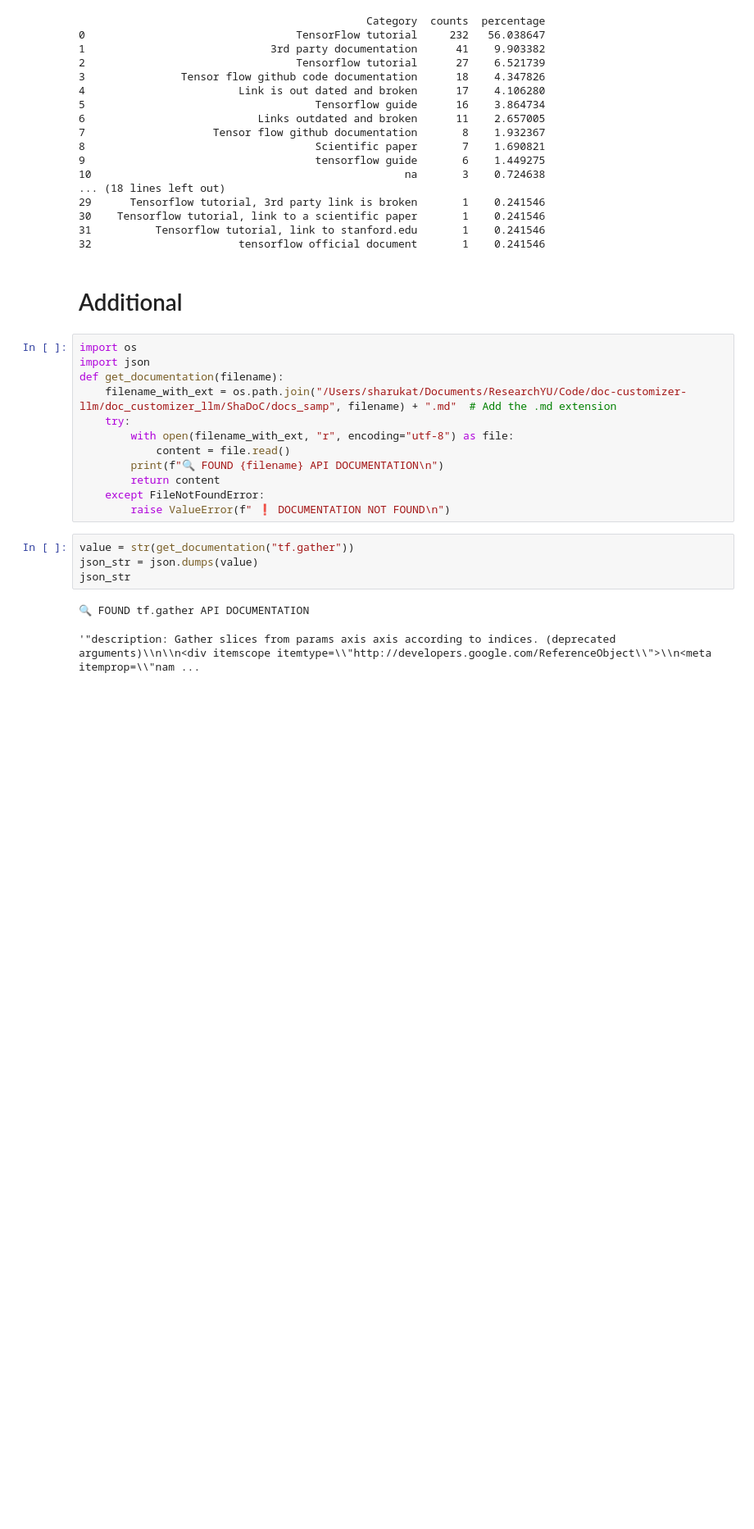
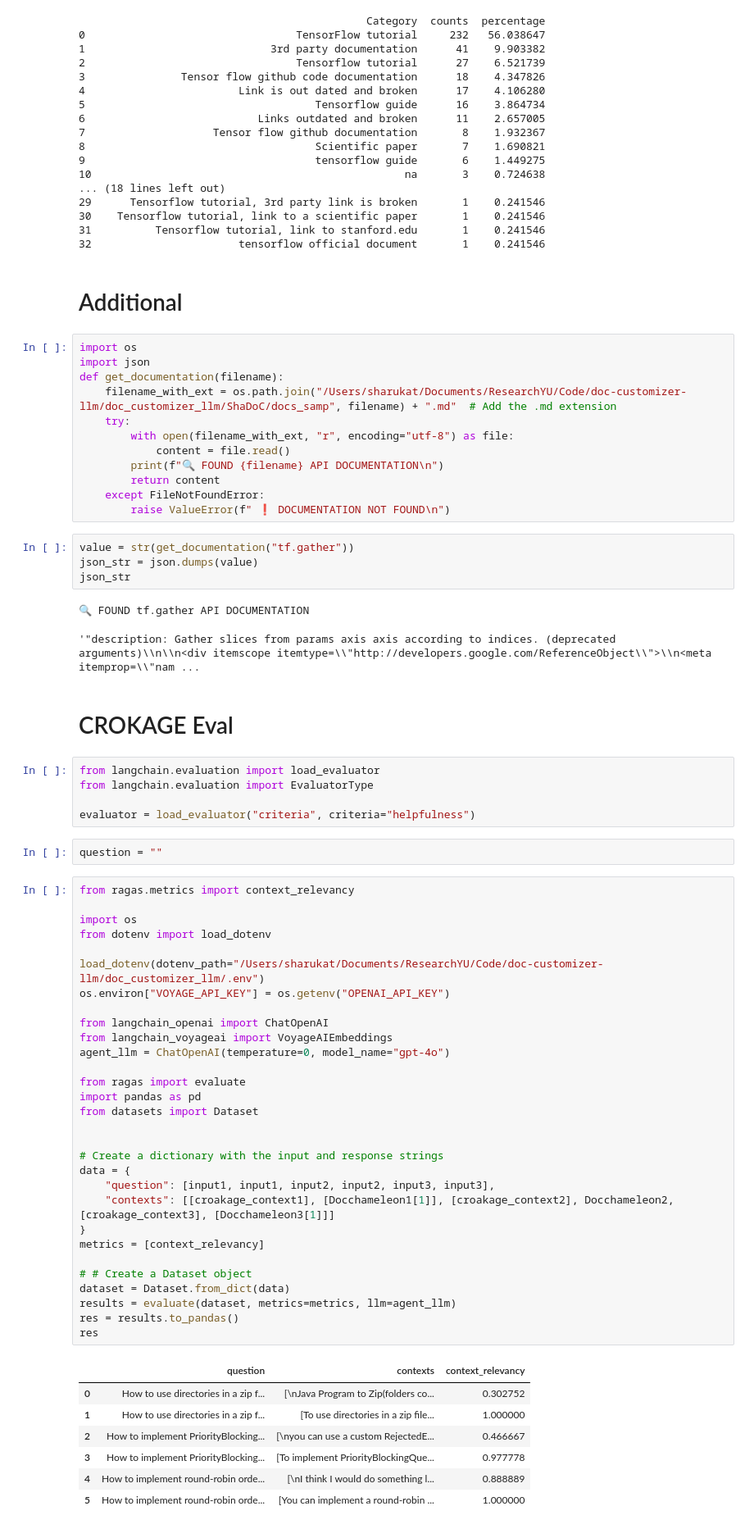
Before and after one commit to sharukat/docchameleon, a Jupyter notebook: doc_customizer_llm/RAGAS_eval.ipynb, the cells around one changed output. Shown at 82% size. Drawn from its saved outputs; the diff is of its cells as text; blank space fills up the shorter version.

```diff
--- a/doc_customizer_llm/RAGAS_eval.ipynb
+++ b/doc_customizer_llm/RAGAS_eval.ipynb
@@ -883,3 +903,50 @@ json_str
 # %% [output]
 🔍 FOUND tf.gather API DOCUMENTATION
 '"description: Gather slices from params axis axis according to indices. (deprecated arguments)\\n\\n<div itemscope itemtype=\\"http://developers.google.com/ReferenceObject\\">\\n<meta itemprop=\\"nam ...
+# %% [markdown]
+# CROKAGE Eval
+# %%
+from langchain.evaluation import load_evaluator
+from langchain.evaluation import EvaluatorType
+
+evaluator = load_evaluator("criteria", criteria="helpfulness")
+# %%
+question = ""
+# %%
+from ragas.metrics import context_relevancy
+
+import os
+from dotenv import load_dotenv
+
+load_dotenv(dotenv_path="/Users/sharukat/Documents/ResearchYU/Code/doc-customizer-llm/doc_customizer_llm/.env")
+os.environ["VOYAGE_API_KEY"] = os.getenv("OPENAI_API_KEY")
+
+from langchain_openai import ChatOpenAI
+from langchain_voyageai import VoyageAIEmbeddings
+agent_llm = ChatOpenAI(temperature=0, model_name="gpt-4o")
+
+from ragas import evaluate
+import pandas as pd
+from datasets import Dataset
+
+
+# Create a dictionary with the input and response strings
+data = {
+    "question": [input1, input1, input2, input2, input3, input3],
+    "contexts": [[croakage_context1], [Docchameleon1[1]], [croakage_context2], Docchameleon2, [croakage_context3], [Docchameleon3[1]]]
+}
+metrics = [context_relevancy]
+
+# # Create a Dataset object
+dataset = Dataset.from_dict(data)
+results = evaluate(dataset, metrics=metrics, llm=agent_llm)
+res = results.to_pandas()
+res
+# %% [output]
+|  | question | contexts | context_relevancy |
+| 0 | How to use directories in a zip f... | [\nJava Program to Zip(folders co... | 0.302752 |
+| 1 | How to use directories in a zip f... | [To use directories in a zip file... | 1.000000 |
+| 2 | How to implement PriorityBlocking... | [\nyou can use a custom RejectedE... | 0.466667 |
+| 3 | How to implement PriorityBlocking... | [To implement PriorityBlockingQue... | 0.977778 |
+| 4 | How to implement round-robin orde... | [\nI think I would do something l... | 0.888889 |
+| 5 | How to implement round-robin orde... | [You can implement a round-robin ... | 1.000000 |
```
Also changed, not shown: parts of 6 cells of this notebook, 46 other files.
